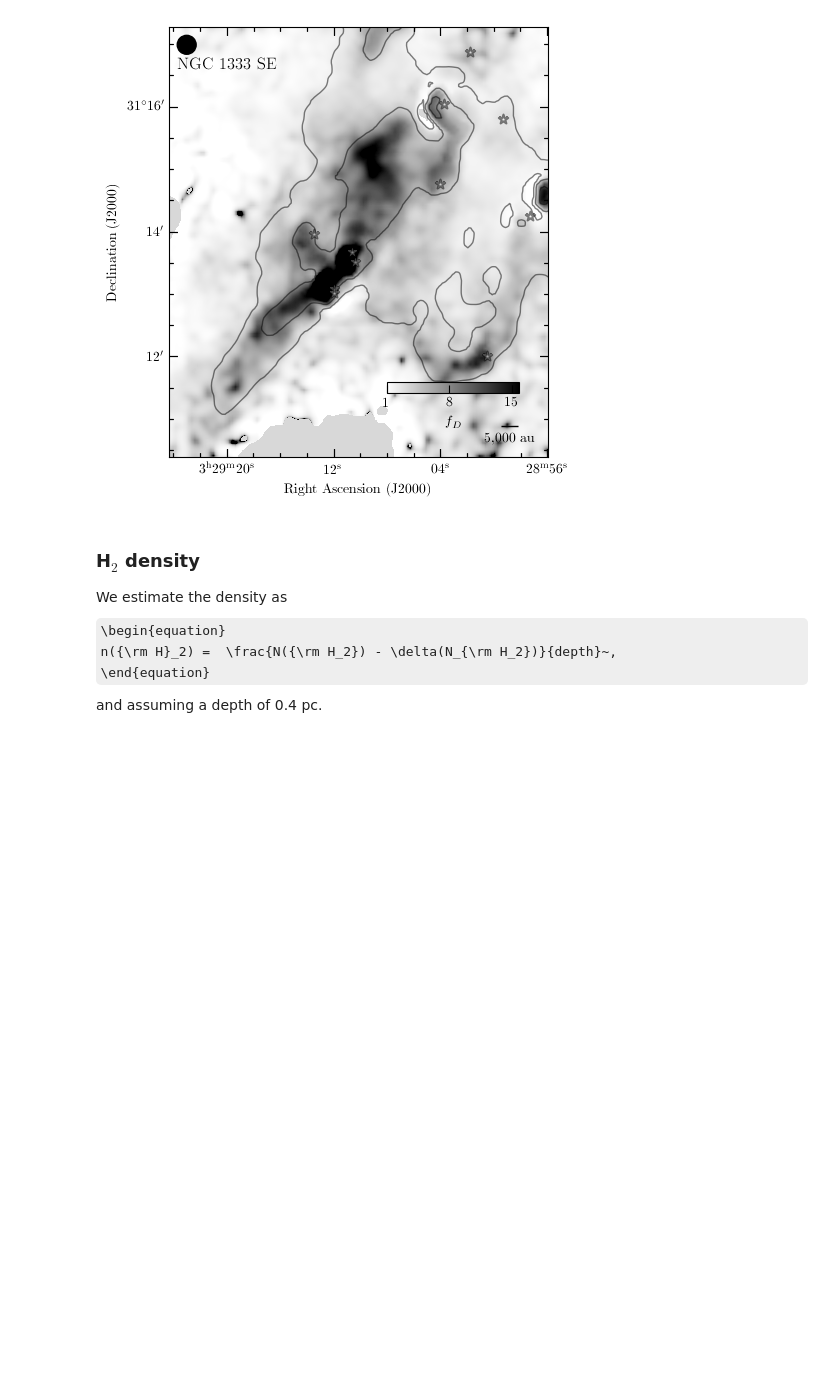
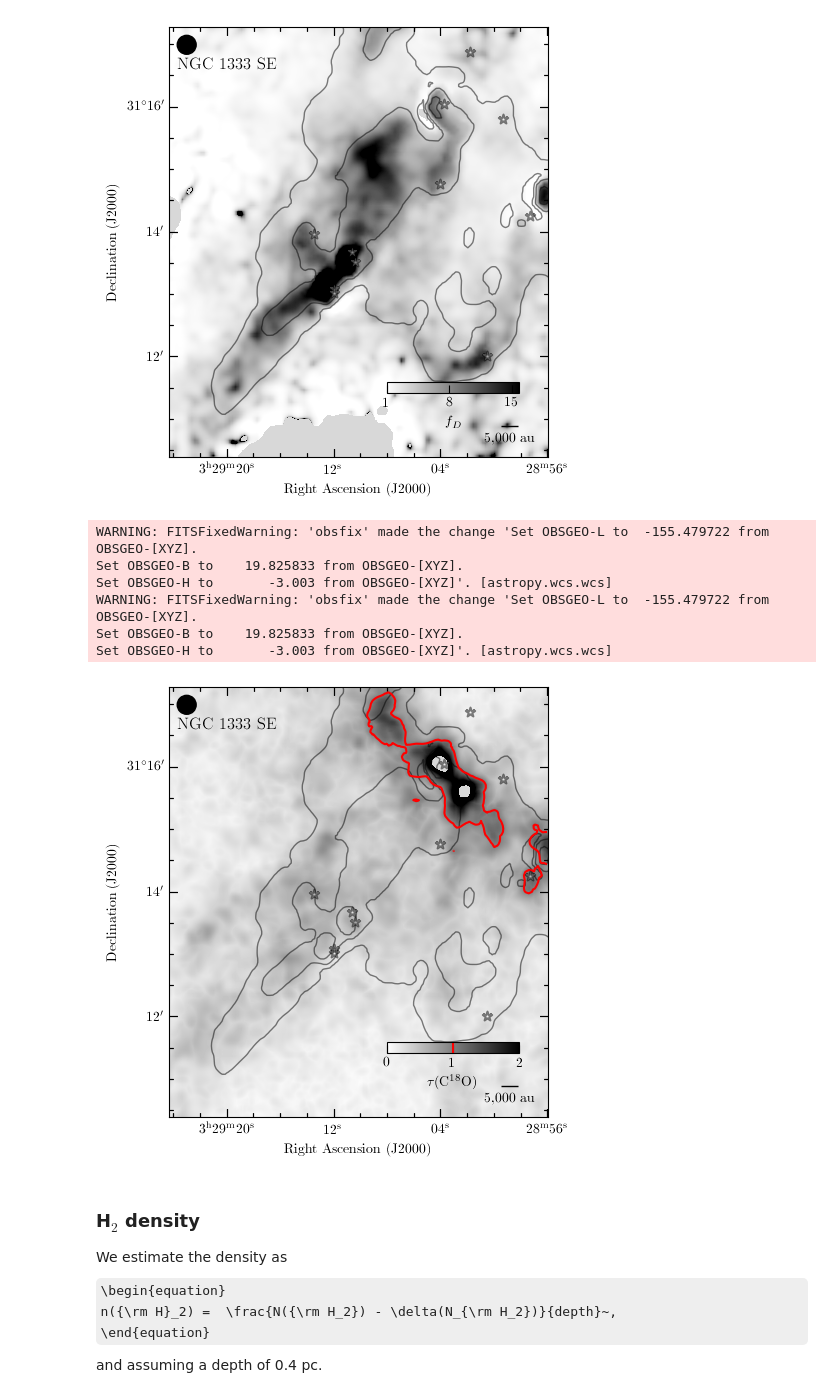
Before and after one commit to jpinedaf/NGC1333_NOEMA_Ions, a Jupyter notebook: NGC1333_Ions_Calculations.ipynb, the cells around one changed output. Saved outputs shown, nothing was run; the diff lists cells and outputs as text; code cells hidden in the pictures; some formulas as TeX source; blank space fills up the shorter version.

Commit message:
Add tau -calculate tau for C18O 3-2 -store FITS file -plot map

```diff
--- a/NGC1333_Ions_Calculations.ipynb
+++ b/NGC1333_Ions_Calculations.ipynb
@@ -46,6 +46,8 @@ file_N_H2 = 'data/NGC1333_SE_H2.fits'
 file_TdV_DCOp = 'data/NGC1333_DCOp_matched_TdV.fits'
 file_TdV_H13COp = 'data/NGC1333_H13COp_matched_TdV.fits'
 file_TdV_C18O = 'data/NGC1333_C18O_matched_TdV.fits'
+
+file_tau_C18O = 'data/NGC1333_C18O_tau_v1.fits'
 
 file_Ncol_DCOp_HCOp = 'data/NGC1333_DCOp_HCOp_ratio_coldens.fits'
 
@@ -613,6 +568,47 @@ plt.tight_layout()
 fig.savefig('figs/NGC1333_fd.pdf', dpi=200, bbox_inches='tight')
 # %% [output]
 [figure]
+# %%
+text_color = 'black'
+
+hdu = load_cutout(file_tau_C18O, is_hdu=False)
+# hdu = load_cutout(fits.PrimaryHDU((f_d), hd_d_JCMT), is_hdu=True)
+wcs = WCS(hdu.header)
+
+cmap = plt.get_cmap(name='gray_r').copy()
+cmap.set_bad(color='0.85')
+
+fig = plt.figure(figsize=my_figsize)
+ax = plt.subplot(projection=wcs)
+im = ax.imshow(hdu.data, vmin=0.0, vmax=2, cmap=cmap, origin='lower')
+
+plot_setup_noema_wcsaxes(ax, hdu, label_col=text_color, contour_h2=True)
+
+cax = ax.inset_axes(col_pos)
+cbar = plt.colorbar(im, cax=cax, orientation='horizontal')
+cbar.set_label(r'$\tau({\rm C^{18}O})$', color=text_color)
+cbar.set_ticks([0, 1, 2])
+# set colorbar tick color
+cbar.ax.xaxis.set_tick_params(color=text_color)
+# set colorbar edgecolor
+cbar.outline.set_edgecolor(text_color)
+
+im_count = ax.contour(hdu.data, levels=[1.0], colors='red')
+cbar.ax.axvline(1, c='red')
+
+fig.text(xpos_lab1, ypos_lab1, 'NGC 1333 SE', transform=ax.transAxes,
+                horizontalalignment='left', color=text_color, size=12)
+
+plt.tight_layout()
+fig.savefig('figs/NGC1333_tau_C18O.pdf', dpi=200, bbox_inches='tight')
+# %% [output]
+WARNING: FITSFixedWarning: 'obsfix' made the change 'Set OBSGEO-L to  -155.479722 from OBSGEO-[XYZ].
+Set OBSGEO-B to    19.825833 from OBSGEO-[XYZ].
+Set OBSGEO-H to       -3.003 from OBSGEO-[XYZ]'. [astropy.wcs.wcs]
+WARNING: FITSFixedWarning: 'obsfix' made the change 'Set OBSGEO-L to  -155.479722 from OBSGEO-[XYZ].
+Set OBSGEO-B to    19.825833 from OBSGEO-[XYZ].
+Set OBSGEO-H to       -3.003 from OBSGEO-[XYZ]'. [astropy.wcs.wcs]
+[figure, added]
 # %% [markdown]
 ### H$_2$ density
 We estimate the density as
```
Also changed, not shown: parts of 9 cells of this notebook, 22 other files.
